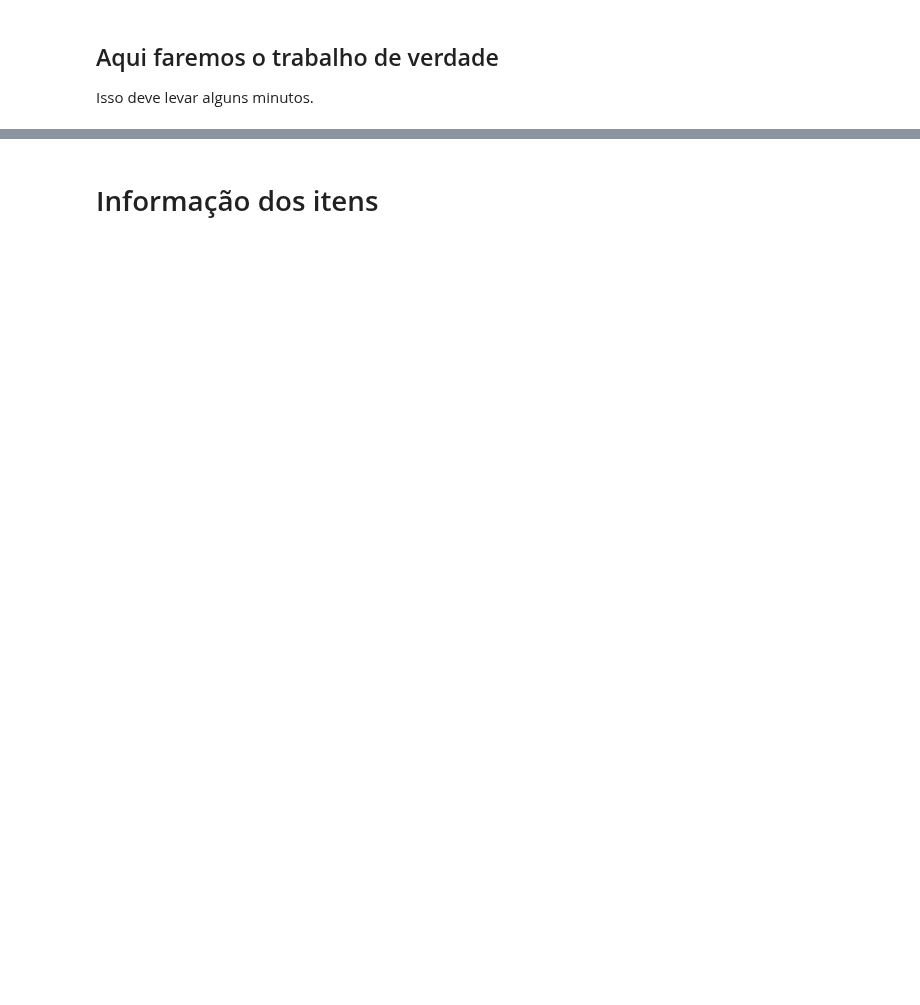
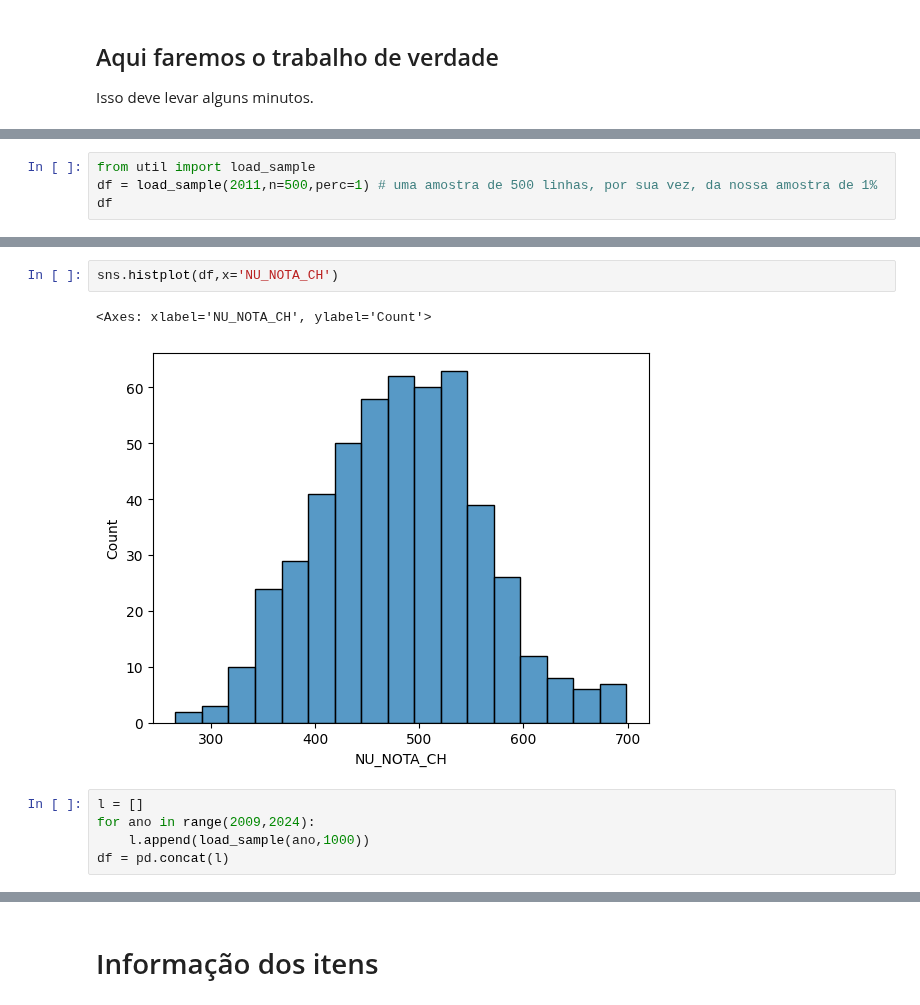
Before and after one commit to atp/enem, a Jupyter notebook: 00-PrepareData.ipynb, the cells around one changed output, grey strips where cells are left out. Saved outputs shown, nothing was run; the diff lists cells and outputs as text; blank space fills up the shorter version.

```diff
--- a/00-PrepareData.ipynb
+++ b/00-PrepareData.ipynb
@@ -313,0 +246,4 @@ for ano in range(2022,2024):
+# %%
+from util import load_sample
+df = load_sample(2011,n=500,perc=1) # uma amostra de 500 linhas, por sua vez, da nossa amostra de 1%
+df
@@ -313,0 +264,10 @@ for ano in range(2022,2024):
+# %%
+sns.histplot(df,x='NU_NOTA_CH')
+# %% [output]
+<Axes: xlabel='NU_NOTA_CH', ylabel='Count'>
+[figure, added]
+# %%
+l = []
+for ano in range(2009,2024):
+    l.append(load_sample(ano,1000))
+df = pd.concat(l)
```
Also changed, not shown: parts of 40 cells of this notebook, 7 other files.
